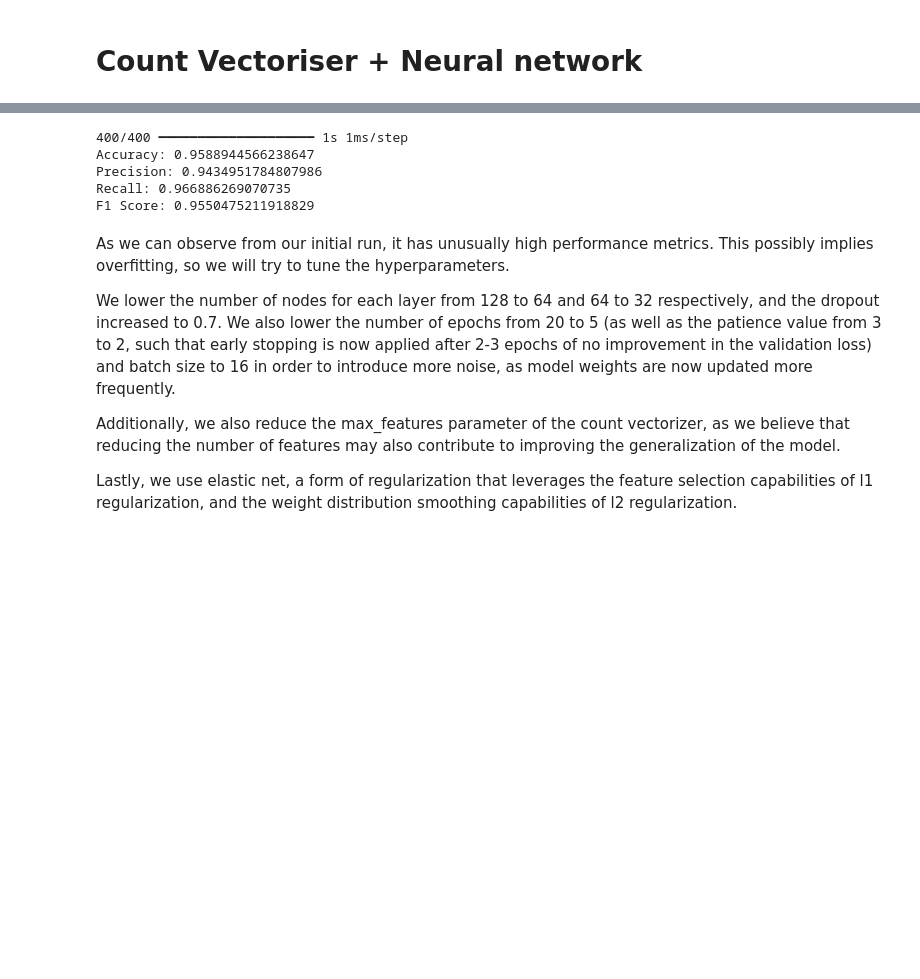
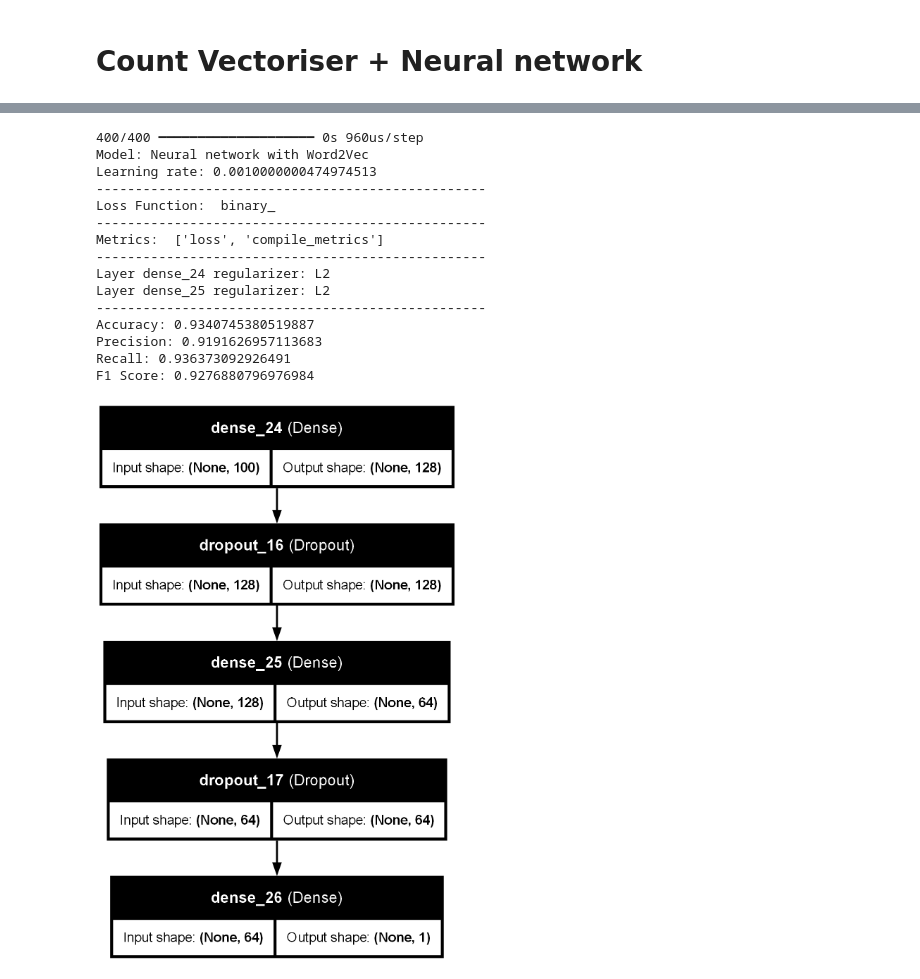
Before and after one commit to shaunzzhou/DM-Fake-News-Detection, a Jupyter notebook: model_experiements/neural_network_cv.ipynb, the cells around one changed output, grey strips where cells are left out. Saved outputs shown, nothing was run; the diff lists cells and outputs as text; code cells hidden in the pictures; blank space fills up the shorter version.

Commit message:
added diagram to NN

```diff
--- a/model_experiements/neural_network_cv.ipynb
+++ b/model_experiements/neural_network_cv.ipynb
@@ -91,6 +80,7 @@ Lastly, we set the number of epochs to 20, and allocate a batch size of 64.
 
 # !pip install scikit-learn
 
+import pandas as pd
 import numpy as np
 from sklearn.model_selection import train_test_split
 from sklearn.feature_extraction.text import CountVectorizer
@@ -98,7 +88,15 @@ from tensorflow.keras.models import Sequential
 from tensorflow.keras.layers import Dense, Dropout
 from tensorflow.keras.optimizers import Adam
 from tensorflow.keras.callbacks import EarlyStopping
+from keras.regularizers import l2
 
+import tensorflow as tf
+import random
+
+seed = 42
+tf.random.set_seed(seed)
+np.random.seed(seed)
+random.seed(seed)
 
 data = pd.read_csv('processed_data.csv')
 
@@ -112,11 +110,11 @@ X_train, X_test, y_train, y_test = train_test_split(X_vectorized, data['label'],
 model = Sequential()
 
 # Input layer and first hidden layer with dropout
-model.add(Dense(128, input_dim=X_train.shape[1], activation='relu'))
+model.add(Dense(128, input_dim=X_train.shape[1], activation='relu',kernel_regularizer=l2(0.01)))
 model.add(Dropout(0.3))
 
 # Second hidden layer with dropout
-model.add(Dense(64, activation='relu'))
+model.add(Dense(64, activation='relu',kernel_regularizer=l2(0.01)))
 model.add(Dropout(0.3))
 
 model.add(Dense(1, activation='sigmoid'))
@@ -149,32 +301,48 @@ Test accuracy: 0.9588944315910339
 # %%
-from sklearn.metrics import accuracy_score, precision_score, recall_score, f1_score
+from tensorflow.keras.utils import plot_model
 
 y_pred_prob = model.predict(X_test)
 y_pred = (y_pred_prob > 0.5).astype(int)
 
 # Calculate Accuracy, Precision, Recall, and F1 Score
 accuracy = accuracy_score(y_test, y_pred)
 precision = precision_score(y_test, y_pred)
 recall = recall_score(y_test, y_pred)
 f1 = f1_score(y_test, y_pred)
 
-# Print the performance metrics
+print(f"Model: Neural network with Word2Vec")
+
+print(f"Learning rate: {model.optimizer.learning_rate.numpy()}")
+print("-"*50)
+print("Loss Function: ", model.loss[0:7])
+print("-"*50)
+print("Metrics: ", model.metrics_names)
+print("-"*50)
+for layer in model.layers:
+    if hasattr(layer, 'kernel_regularizer') and layer.kernel_regularizer is not None:
+        print(f"Layer {layer.name} regularizer: {layer.kernel_regularizer.__class__.__name__}")
+print("-"*50)
+
 print(f"Accuracy: {accuracy}")
 print(f"Precision: {precision}")
 print(f"Recall: {recall}")
 print(f"F1 Score: {f1}")
+
+plot_model(model, show_shapes=True, show_layer_names=True)
 # %% [output]
-400/400 ━━━━━━━━━━━━━━━━━━━━ 1s 1ms/step
-Accuracy: 0.9588944566238647
-Precision: 0.9434951784807986
-Recall: 0.966886269070735
-F1 Score: 0.9550475211918829
+400/400 ━━━━━━━━━━━━━━━━━━━━ 0s 960us/step
+Model: Neural network with Word2Vec
+Learning rate: 0.0010000000474974513
+--------------------------------------------------
+Loss Function:  binary_
+--------------------------------------------------
+Metrics:  ['loss', 'compile_metrics']
+--------------------------------------------------
+Layer dense_24 regularizer: L2
+Layer dense_25 regularizer: L2
+--------------------------------------------------
+Accuracy: 0.9340745380519887
+Precision: 0.9191626957113683
+Recall: 0.936373092926491
+F1 Score: 0.9276880796976984
+[figure, added]
-# %% [markdown]
-As we can observe from our initial run, it has unusually high performance metrics. This possibly implies overfitting, so we will try to tune the hyperparameters.
-
-We lower the number of nodes for each layer from 128 to 64 and 64 to 32 respectively, and the dropout increased to 0.7.
-We also lower the number of epochs from 20 to 5 (as well as the patience value from 3 to 2, such that early stopping is now applied after 2-3 epochs of no improvement in the validation loss) and batch size to 16 in order to introduce more noise, as model weights are now updated more frequently.
-
-Additionally, we also reduce the max_features parameter of the count vectorizer, as we believe that reducing the number of features may also contribute to improving the generalization of the model.
-
-Lastly, we use elastic net, a form of regularization that leverages the feature selection capabilities of l1 regularization, and the weight distribution smoothing capabilities of l2 regularization.
```
Also changed, not shown: parts of 12 cells of this notebook.
